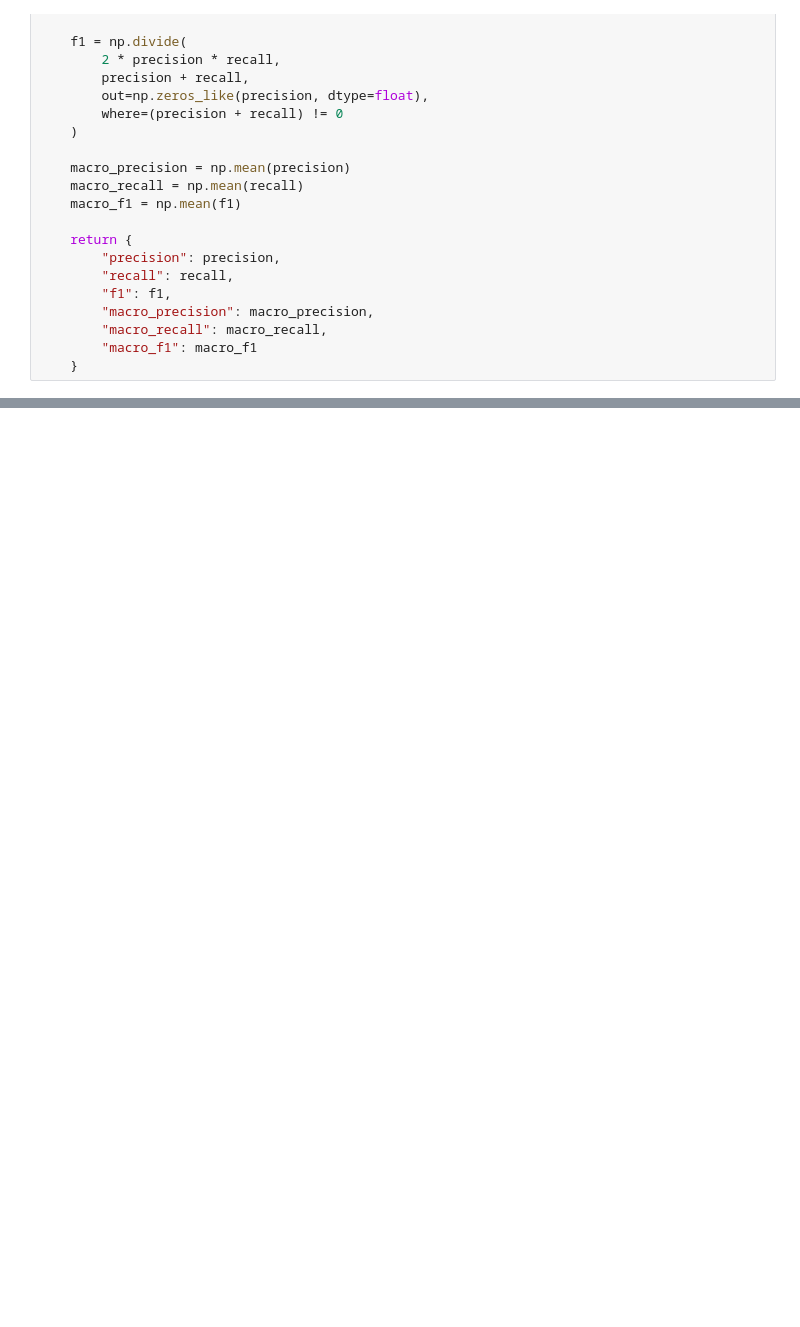
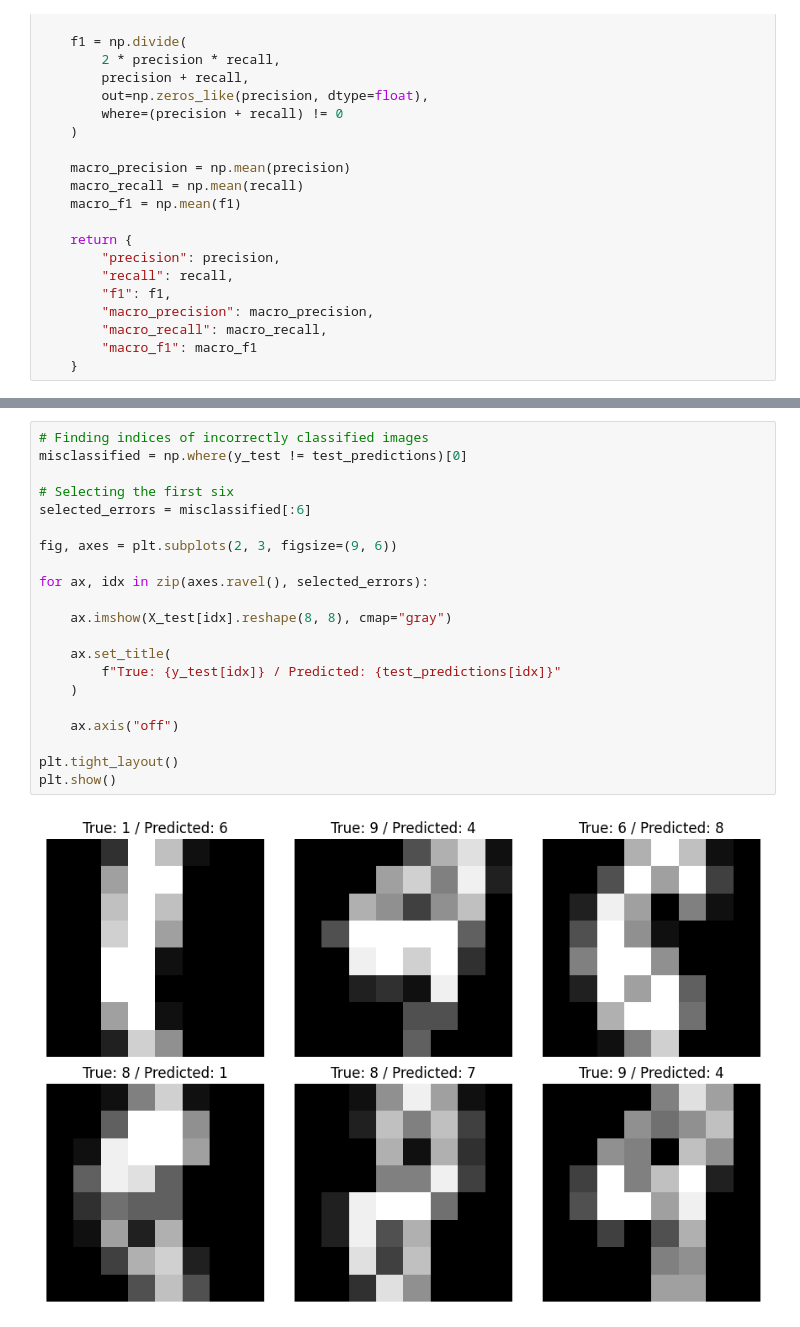
Before and after one commit to asmaa580/Linear-Models-and-Support-Vector-Machines, a Jupyter notebook: notebbok1.ipynb, the cells around one changed output, grey strips where cells are left out. Drawn from its saved outputs; the diff is of its cells as text; blank space fills up the shorter version.

```diff
--- a/notebbok1.ipynb
+++ b/notebbok1.ipynb
@@ -213,0 +955,23 @@ def classification_metrics(cm):
+# %%
+# Finding indices of incorrectly classified images
+misclassified = np.where(y_test != test_predictions)[0]
+
+# Selecting the first six
+selected_errors = misclassified[:6]
+
+fig, axes = plt.subplots(2, 3, figsize=(9, 6))
+
+for ax, idx in zip(axes.ravel(), selected_errors):
+
+    ax.imshow(X_test[idx].reshape(8, 8), cmap="gray")
+
+    ax.set_title(
+        f"True: {y_test[idx]} / Predicted: {test_predictions[idx]}"
+    )
+
+    ax.axis("off")
+
+plt.tight_layout()
+plt.show()
+# %% [output]
+[figure, added]
```
Also changed, not shown: parts of 45 cells of this notebook.
